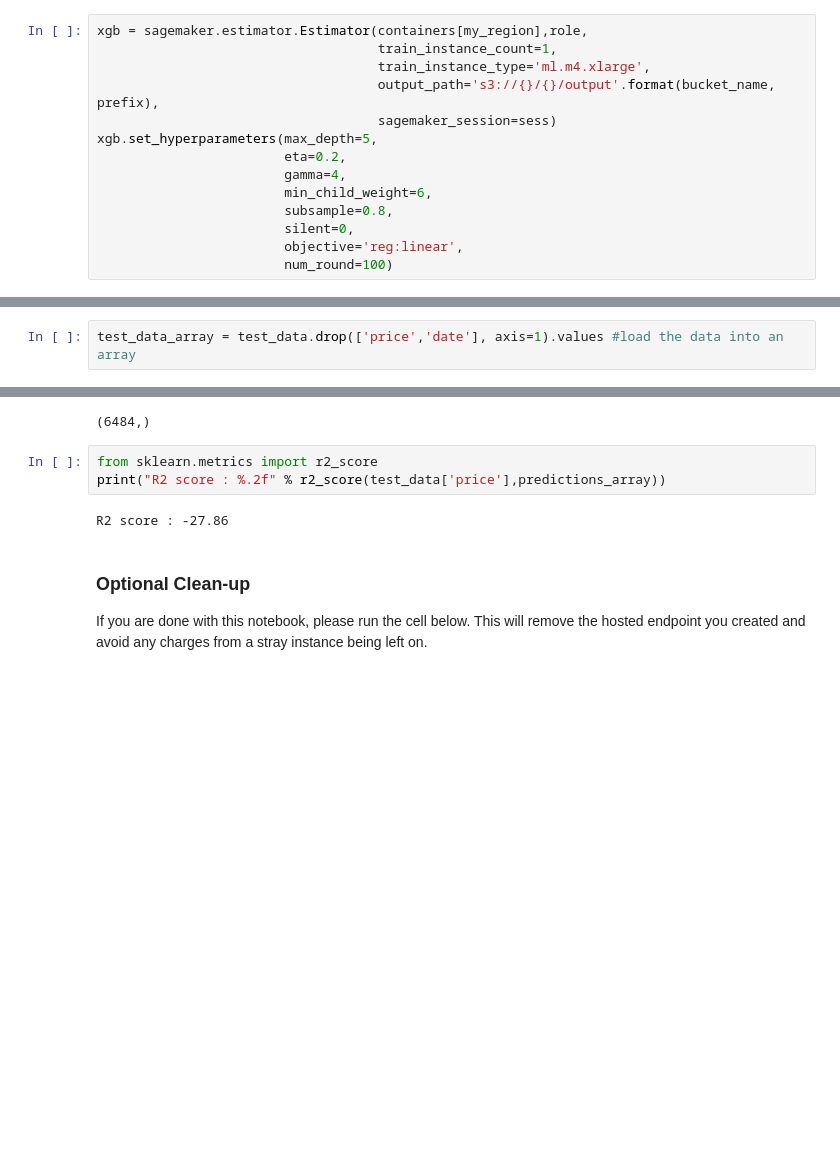
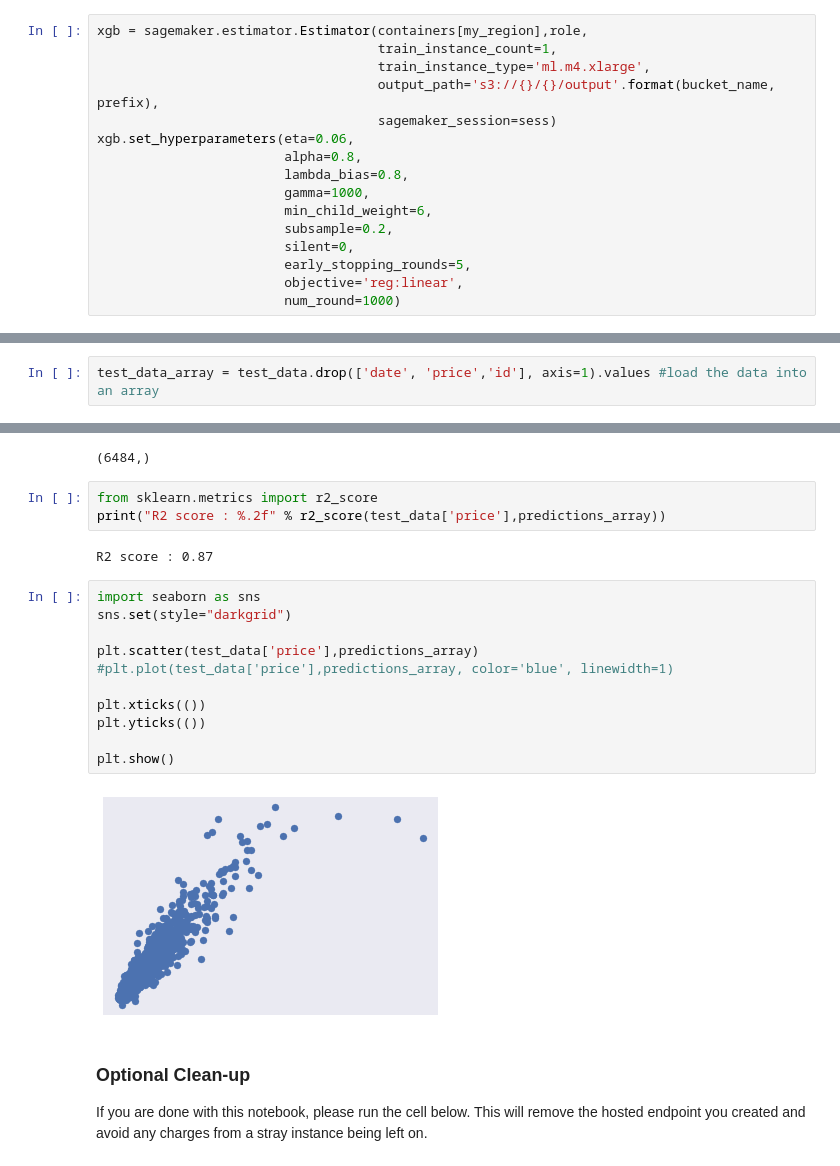
Before and after one commit to SriramyaK/My-WiMLDS-Minneapolis-Talks, a Jupyter notebook: Random Forest and XGBoost Final V 1.4 - 23042020.ipynb, the cells around one changed output, grey strips where cells are left out. Saved outputs shown, nothing was run; the diff lists cells and outputs as text; blank space fills up the shorter version.

Commit message:
R2-Score updated

```diff
--- a/Random Forest and XGBoost Final V 1.4 - 23042020.ipynb
+++ b/Random Forest and XGBoost Final V 1.4 - 23042020.ipynb
@@ -434,14 +439,16 @@ xgb = sagemaker.estimator.Estimator(containers[my_region],role,
                                     train_instance_type='ml.m4.xlarge',
                                     output_path='s3://{}/{}/output'.format(bucket_name, prefix),
                                     sagemaker_session=sess)
-xgb.set_hyperparameters(max_depth=5,
-                        eta=0.2,
-                        gamma=4,
+xgb.set_hyperparameters(eta=0.06,
+                        alpha=0.8,
+                        lambda_bias=0.8,
+                        gamma=1000,
                         min_child_weight=6,
-                        subsample=0.8,
+                        subsample=0.2,
                         silent=0,
+                        early_stopping_rounds=5,
                         objective='reg:linear',
-                        num_round=100)
+                        num_round=1000)
 # %%
 xgb.fit({'train': s3_input_train})
 # %% [output]
@@ -475,7 +503,7 @@ First we'll need to determine how we pass data into and receive data from our en
 
 Note: For inference with CSV format, SageMaker XGBoost requires that the data does NOT include the target variable.
 # %%
-test_data_array = test_data.drop(['price','date'], axis=1).values #load the data into an array
+test_data_array = test_data.drop(['date', 'price','id'], axis=1).values #load the data into an array
 # %%
 test_data_array
 # %% [output]
@@ -505,7 +533,20 @@ print(predictions_array.shape)
 from sklearn.metrics import r2_score
 print("R2 score : %.2f" % r2_score(test_data['price'],predictions_array))
 # %% [output]
-R2 score : -27.86
+R2 score : 0.87
+# %%
+import seaborn as sns
+sns.set(style="darkgrid")
+
+plt.scatter(test_data['price'],predictions_array)
+#plt.plot(test_data['price'],predictions_array, color='blue', linewidth=1)
+
+plt.xticks(())
+plt.yticks(())
+
+plt.show()
+# %% [output]
+[figure, added]
 # %% [markdown]
 ### Optional Clean-up
 
```
Also changed, not shown: parts of 10 cells of this notebook.
